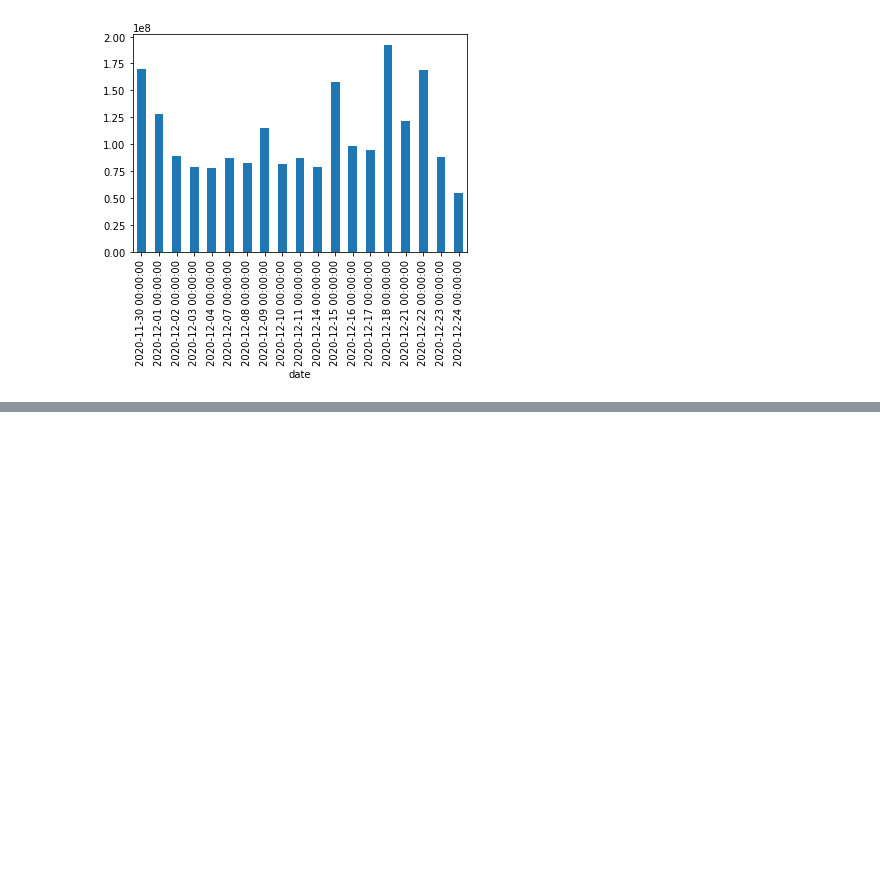
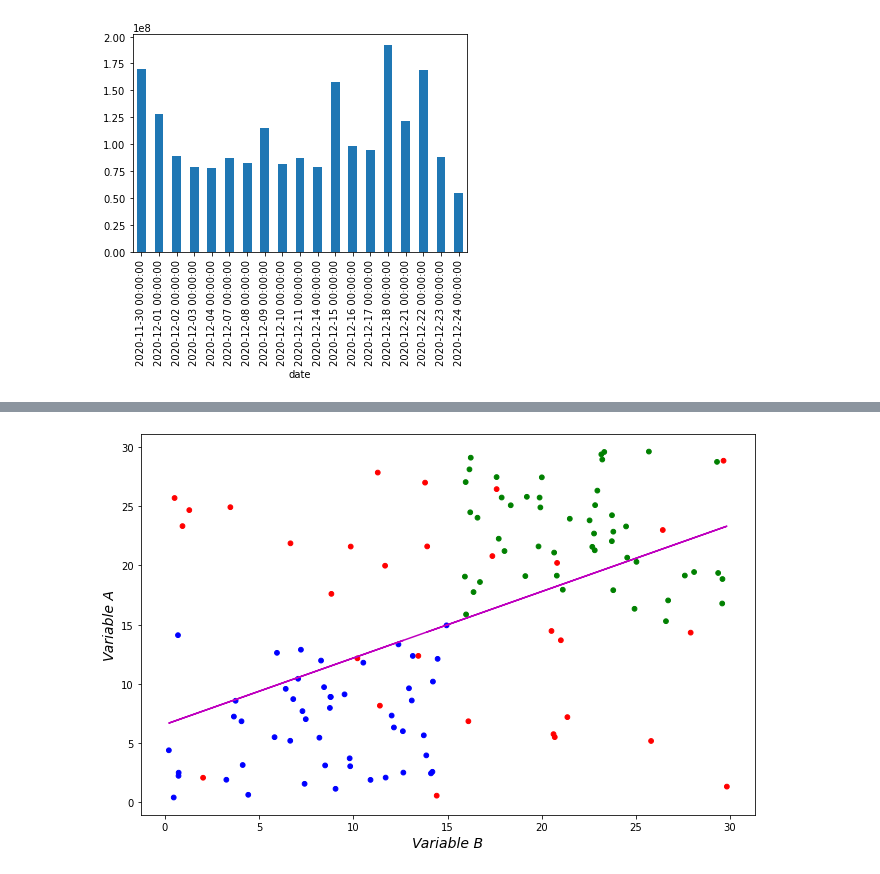
Before and after one commit to lukewbecker/fbphrophet-remote, a Jupyter notebook: fbprophet_testing.ipynb, the cells around one changed output, grey strips where cells are left out. Saved outputs shown, nothing was run; the diff lists cells and outputs as text; code cells hidden in the pictures; blank space fills up the shorter version.

```diff
--- a/fbprophet_testing.ipynb
+++ b/fbprophet_testing.ipynb
@@ -329,0 +366,38 @@ close_prices.volume.plot(kind = 'bar')
+# %%
+import matplotlib.pylab as plb
+
+
+plt.figure(figsize = (11, 7))
+
+x1 = 15 * np.random.rand(50)
+
+x2 = 15 * np.random.rand(50) + 15
+
+x3 = 30 * np.random.rand(30)
+
+x = np.concatenate((x1, x2, x3))
+
+y1 = 15 * np.random.rand(50)
+
+y2 = 15 * np.random.rand(50) + 15
+
+y3 = 30 * np.random.rand(30)
+
+y = np.concatenate((y1, y2, y3))
+
+color_array = ['b'] * 50 + ['g'] * 50 + ['r'] * 30
+
+plt.scatter(x, y, s=[90], marker='.', c=color_array)
+
+z = np.polyfit(x, y, 1)
+
+p = np.poly1d(z)
+
+plb.plot(x, p(x), 'm-')
+plt.ylabel('Variable A', fontsize = 14, fontstyle = 'italic')
+plt.xlabel('Variable B', fontsize = 14, fontstyle = 'italic')
+plt.title('', fontsize = 20, fontweight = 'bold')
+
+plt.show()
+# %% [output]
+[figure, added]
```
Also changed, not shown: parts of 2 cells of this notebook.
